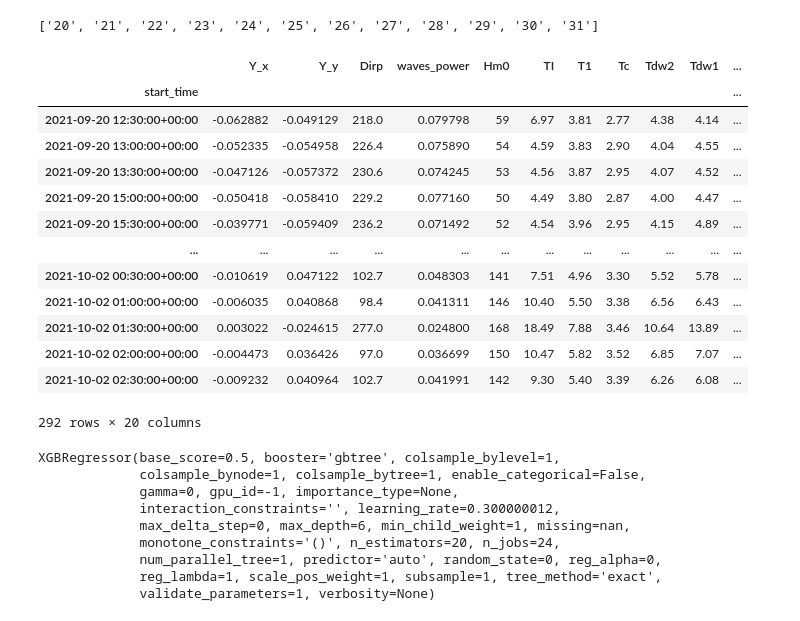
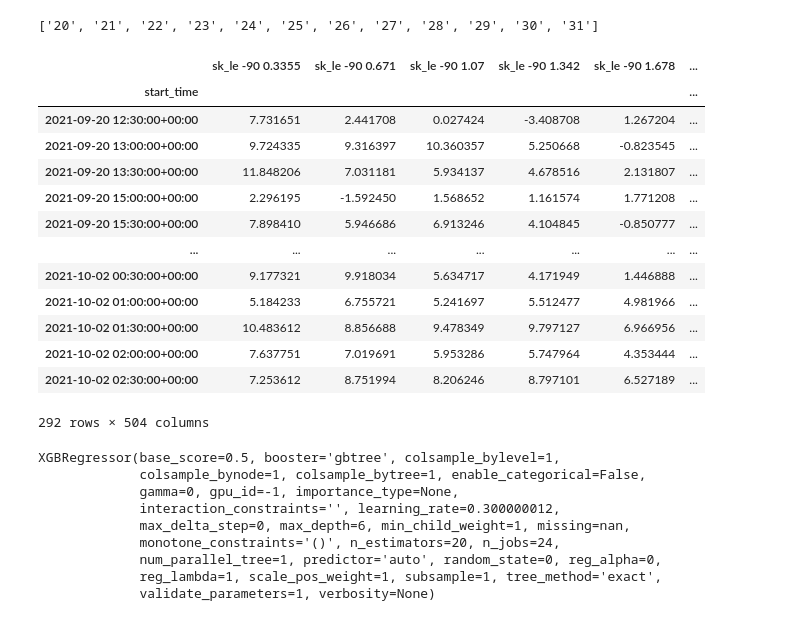
Before and after one commit to rayonnant14/SeaWaves, a Jupyter notebook: SeaWaves_allfreq-s3-plots.ipynb, the cells around one changed output. Saved outputs shown, nothing was run; the diff lists cells and outputs as text; code cells hidden in the pictures.

```diff
--- a/SeaWaves_allfreq-s3-plots.ipynb
+++ b/SeaWaves_allfreq-s3-plots.ipynb
@@ -132,22 +132,22 @@ Xs['2720Hz'], Y = read_XY('2720Hz')
 # Y['Y_x'] = Y['Y_x'] / Y['Y_x'].std()
 # Y['Y_y'] = Y['Y_y'] / Y['Y_y'].std()
 # %%
-Y
+Xs['1320Hz']
 # %% [output]
-|  | Y_x | Y_y | Dirp | waves_power | Hm0 | TI | T1 | Tc | Tdw2 | Tdw1 | ... |
-| start_time |  |  |  |  |  |  |  |  |  |  | ... |
-| 2021-09-20 12:30:00+00:00 | -0.062882 | -0.049129 | 218.0 | 0.079798 | 59 | 6.97 | 3.81 | 2.77 | 4.38 | 4.14 | ... |
-| 2021-09-20 13:00:00+00:00 | -0.052335 | -0.054958 | 226.4 | 0.075890 | 54 | 4.59 | 3.83 | 2.90 | 4.04 | 4.55 | ... |
-| 2021-09-20 13:30:00+00:00 | -0.047126 | -0.057372 | 230.6 | 0.074245 | 53 | 4.56 | 3.87 | 2.95 | 4.07 | 4.52 | ... |
-| 2021-09-20 15:00:00+00:00 | -0.050418 | -0.058410 | 229.2 | 0.077160 | 50 | 4.49 | 3.80 | 2.87 | 4.00 | 4.47 | ... |
-| 2021-09-20 15:30:00+00:00 | -0.039771 | -0.059409 | 236.2 | 0.071492 | 52 | 4.54 | 3.96 | 2.95 | 4.15 | 4.89 | ... |
-| ... | ... | ... | ... | ... | ... | ... | ... | ... | ... | ... | ... |
-| 2021-10-02 00:30:00+00:00 | -0.010619 | 0.047122 | 102.7 | 0.048303 | 141 | 7.51 | 4.96 | 3.30 | 5.52 | 5.78 | ... |
-| 2021-10-02 01:00:00+00:00 | -0.006035 | 0.040868 | 98.4 | 0.041311 | 146 | 10.40 | 5.50 | 3.38 | 6.56 | 6.43 | ... |
-| 2021-10-02 01:30:00+00:00 | 0.003022 | -0.024615 | 277.0 | 0.024800 | 168 | 18.49 | 7.88 | 3.46 | 10.64 | 13.89 | ... |
-| 2021-10-02 02:00:00+00:00 | -0.004473 | 0.036426 | 97.0 | 0.036699 | 150 | 10.47 | 5.82 | 3.52 | 6.85 | 7.07 | ... |
-| 2021-10-02 02:30:00+00:00 | -0.009232 | 0.040964 | 102.7 | 0.041991 | 142 | 9.30 | 5.40 | 3.39 | 6.26 | 6.08 | ... |
+|  | sk_le -90 0.3355 | sk_le -90 0.671 | sk_le -90 1.07 | sk_le -90 1.342 | sk_le -90 1.678 | ... |
+| start_time |  |  |  |  |  | ... |
+| 2021-09-20 12:30:00+00:00 | 7.731651 | 2.441708 | 0.027424 | -3.408708 | 1.267204 | ... |
+| 2021-09-20 13:00:00+00:00 | 9.724335 | 9.316397 | 10.360357 | 5.250668 | -0.823545 | ... |
+| 2021-09-20 13:30:00+00:00 | 11.848206 | 7.031181 | 5.934137 | 4.678516 | 2.131807 | ... |
+| 2021-09-20 15:00:00+00:00 | 2.296195 | -1.592450 | 1.568652 | 1.161574 | 1.771208 | ... |
+| 2021-09-20 15:30:00+00:00 | 7.898410 | 5.946686 | 6.913246 | 4.104845 | -0.850777 | ... |
+| ... | ... | ... | ... | ... | ... | ... |
+| 2021-10-02 00:30:00+00:00 | 9.177321 | 9.918034 | 5.634717 | 4.171949 | 1.446888 | ... |
+| 2021-10-02 01:00:00+00:00 | 5.184233 | 6.755721 | 5.241697 | 5.512477 | 4.981966 | ... |
+| 2021-10-02 01:30:00+00:00 | 10.483612 | 8.856688 | 9.478349 | 9.797127 | 6.966956 | ... |
+| 2021-10-02 02:00:00+00:00 | 7.637751 | 7.019691 | 5.953286 | 5.747964 | 4.353444 | ... |
+| 2021-10-02 02:30:00+00:00 | 7.253612 | 8.751994 | 8.206246 | 8.797101 | 6.527189 | ... |
-292 rows × 20 columns
+292 rows × 504 columns
 # %%
 # import xgboost as xgb
 # model = xgb.XGBRegressor(objective='reg:squarederror', n_estimators = 20)
```
Also changed, not shown: parts of 31 cells of this notebook.
